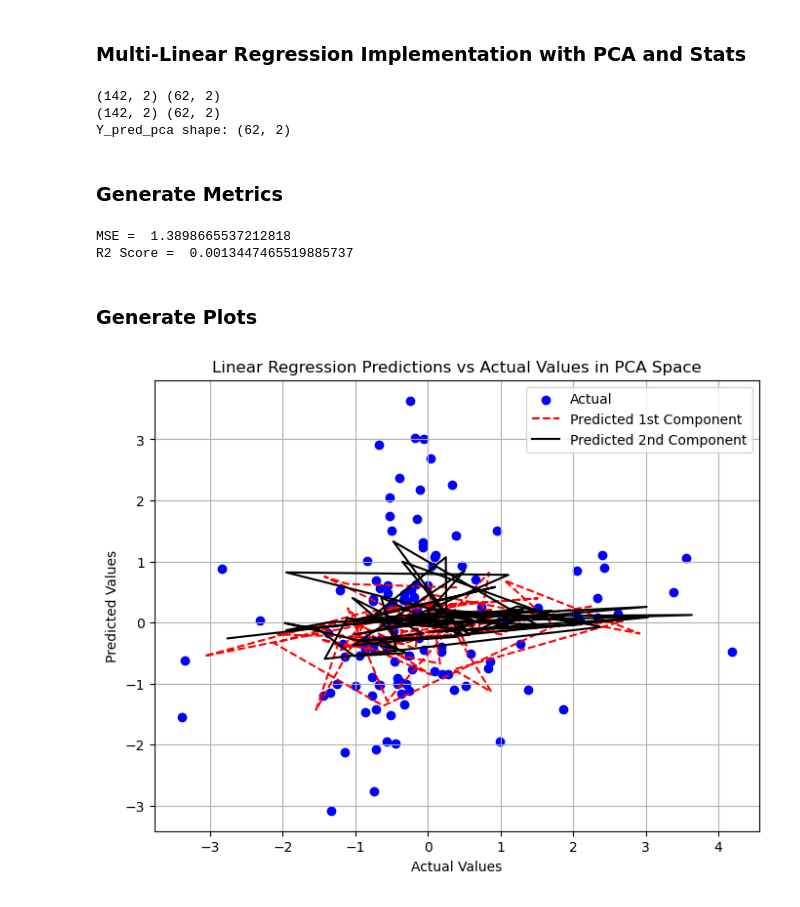
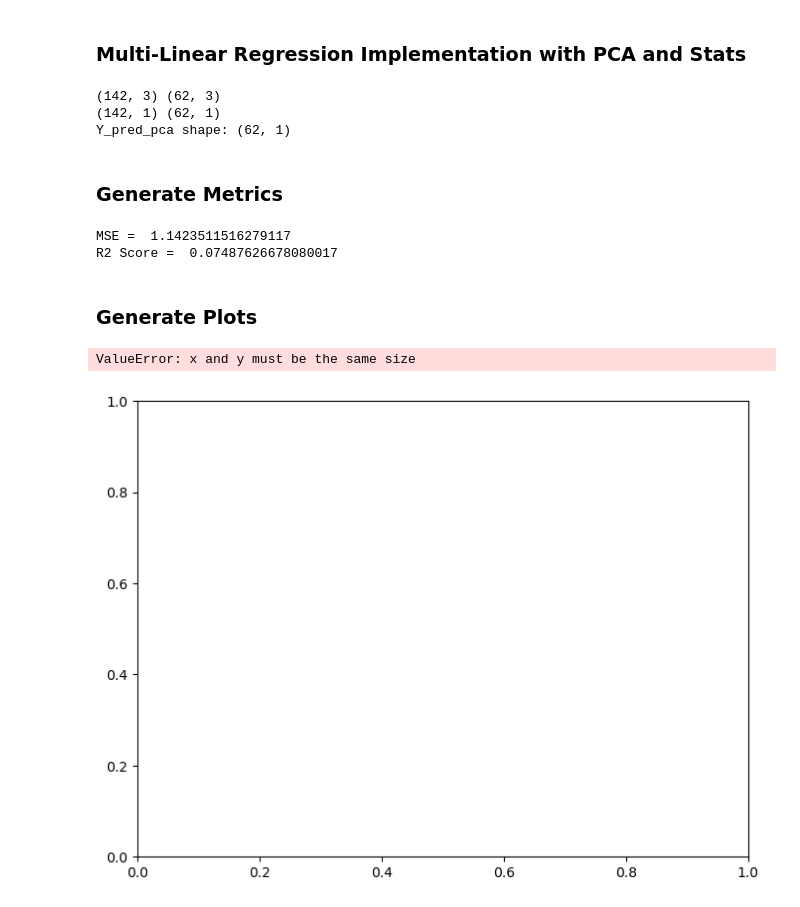
Before and after one commit to nawal-r2002/Cortical_Activity_Study, a Jupyter notebook: models/multi_linear_regression.ipynb, the cells around one changed output. Cells and saved outputs as stored; diff of their text form; code cells hidden in the pictures.

Commit message:
Modify PCA and Linear Regression Plot

```diff
--- a/models/multi_linear_regression.ipynb
+++ b/models/multi_linear_regression.ipynb
@@ -32,15 +32,15 @@ Shape of y = (142, 8) (62, 8)
 # %%
 from pca import runPCA
 
-## Run PCA on X to find first 2 principal components
-pc_x = runPCA(Xtrain, Xtest, 2)
+## Run PCA on X
+pc_x = runPCA(Xtrain, Xtest, False)
 pc_X_train = pc_x[0]
 pc_X_test = pc_x[1]
 scalingX = pc_x[3]
 print(pc_X_train.shape, pc_X_test.shape)
 
-## Run PCA on Y to find first 2 principal components
-pc_y = runPCA(Ytrain, Ytest, 2)
+## Run PCA on Y
+pc_y = runPCA(Ytrain, Ytest, True)
 pc_Y_train = pc_y[0]
 pc_Y_test = pc_y[1]
 compY = pc_y[2]
@@ -54,18 +54,10 @@ Y_pred_pca = mlr.predict(pc_X_test)
 
 # print("Y_test shape:", Ytest.shape)
 print("Y_pred_pca shape:", Y_pred_pca.shape)
-
-# Y_pred_pca_inverse = compY.inverse_transform(Y_pred_pca)
-# Y_pred = scalingY.inverse_transform(Y_pred_pca_inverse)
-
-# print("Test=",Ytest.shape)
-# print("Pred=",Y_pred.shape)
-
-# print("Y_pred shape after inverse transform:", Y_pred.shape)
 # %% [output]
-(142, 2) (62, 2)
-(142, 2) (62, 2)
-Y_pred_pca shape: (62, 2)
+(142, 3) (62, 3)
+(142, 1) (62, 1)
+Y_pred_pca shape: (62, 1)
 # %% [markdown]
 ### Generate Metrics
 # %%
@@ -74,20 +66,21 @@ print("MSE = ", mse)
 r2 = r2_score(pc_Y_test, Y_pred_pca)
 print("R2 Score = ", r2)
 # %% [output]
-MSE =  1.3898665537212818
-R2 Score =  0.0013447465519885737
+MSE =  1.1423511516279117
+R2 Score =  0.07487626678080017
 # %% [markdown]
 ### Generate Plots
 # %%
 plt.figure(figsize=(8, 6))
-plt.scatter(pc_X_test, pc_Y_test, color='blue', label='Actual')
+plt.scatter(pc_Y_train, pc_Y_test, color='blue', label='Actual')
 plt.plot(pc_Y_test[:, 0], Y_pred_pca[:, 0], color='red', linestyle='--', label='Predicted 1st Component')
 plt.plot(pc_Y_test[:, 1], Y_pred_pca[:, 1], color='black', label='Predicted 2nd Component')
 plt.xlabel('Actual Values')
 plt.ylabel('Predicted Values')
 plt.title('Linear Regression Predictions vs Actual Values in PCA Space')
 plt.legend()
 plt.grid(True)
 plt.show()
 # %% [output]
+ValueError: x and y must be the same size
-[figure, old version]
+[figure, new version]
```
Also changed, not shown: parts of 1 cell of this notebook, 4 other files.
